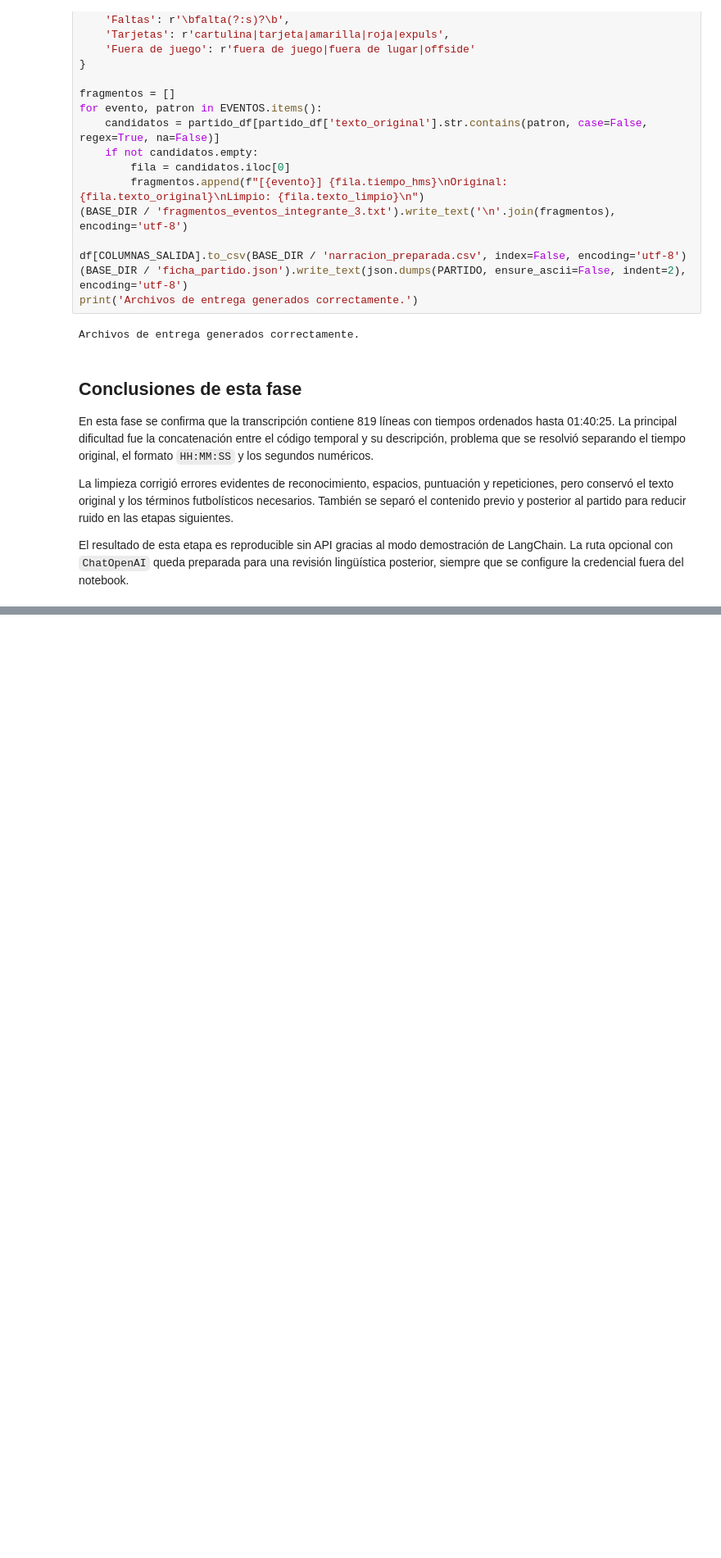
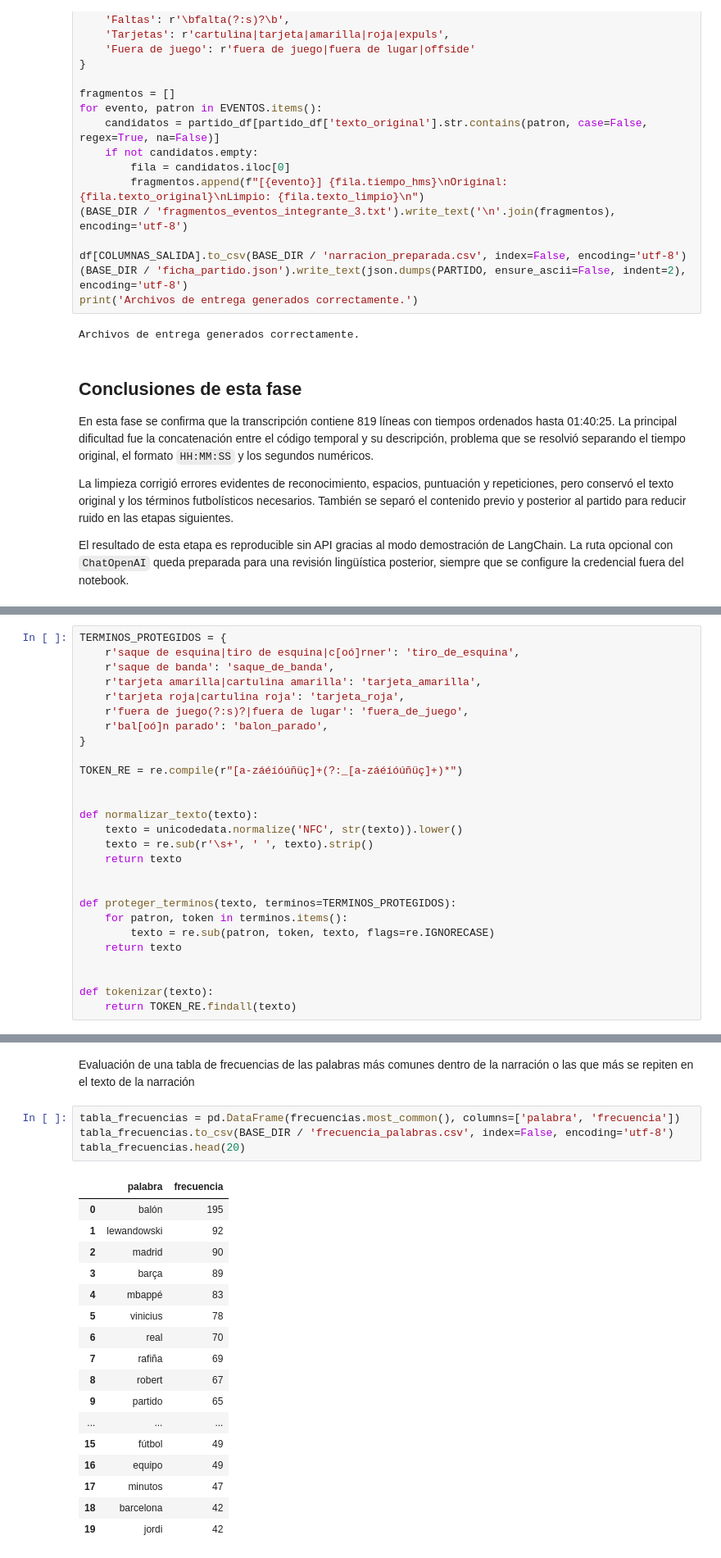
Before and after one commit to RodolfoIO/proyecto_final_text_mining, a Jupyter notebook: proyecto_final_text_mining.ipynb, the cells around one changed output, grey strips where cells are left out. Shown at 82% size. Drawn from its saved outputs; the diff is of its cells as text; blank space fills up the shorter version.

```diff
--- a/proyecto_final_text_mining.ipynb
+++ b/proyecto_final_text_mining.ipynb
@@ -269,0 +307,27 @@ El resultado de esta etapa es reproducible sin API gracias al modo demostración
+# %%
+TERMINOS_PROTEGIDOS = {
+    r'saque de esquina|tiro de esquina|c[oó]rner': 'tiro_de_esquina',
+    r'saque de banda': 'saque_de_banda',
+    r'tarjeta amarilla|cartulina amarilla': 'tarjeta_amarilla',
+    r'tarjeta roja|cartulina roja': 'tarjeta_roja',
+    r'fuera de juego(?:s)?|fuera de lugar': 'fuera_de_juego',
+    r'bal[oó]n parado': 'balon_parado',
+}
+
+TOKEN_RE = re.compile(r"[a-záéíóúñüç]+(?:_[a-záéíóúñüç]+)*")
+
+
+def normalizar_texto(texto):
+    texto = unicodedata.normalize('NFC', str(texto)).lower()
+    texto = re.sub(r'\s+', ' ', texto).strip()
+    return texto
+
+
+def proteger_terminos(texto, terminos=TERMINOS_PROTEGIDOS):
+    for patron, token in terminos.items():
+        texto = re.sub(patron, token, texto, flags=re.IGNORECASE)
+    return texto
+
+
+def tokenizar(texto):
+    return TOKEN_RE.findall(texto)
@@ -269,0 +394,24 @@ El resultado de esta etapa es reproducible sin API gracias al modo demostración
+# %% [markdown]
+Evaluación de una tabla de frecuencias de las palabras más comunes dentro de la narración o las que más se repiten en el texto de la narración
+# %%
+tabla_frecuencias = pd.DataFrame(frecuencias.most_common(), columns=['palabra', 'frecuencia'])
+tabla_frecuencias.to_csv(BASE_DIR / 'frecuencia_palabras.csv', index=False, encoding='utf-8')
+tabla_frecuencias.head(20)
+# %% [output]
+|  | palabra | frecuencia |
+| 0 | balón | 195 |
+| 1 | lewandowski | 92 |
+| 2 | madrid | 90 |
+| 3 | barça | 89 |
+| 4 | mbappé | 83 |
+| 5 | vinicius | 78 |
+| 6 | real | 70 |
+| 7 | rafiña | 69 |
+| 8 | robert | 67 |
+| 9 | partido | 65 |
+| ... | ... | ... |
+| 15 | fútbol | 49 |
+| 16 | equipo | 49 |
+| 17 | minutos | 47 |
+| 18 | barcelona | 42 |
+| 19 | jordi | 42 |
```
Also changed, not shown: parts of 13 cells of this notebook, 4 other files.
